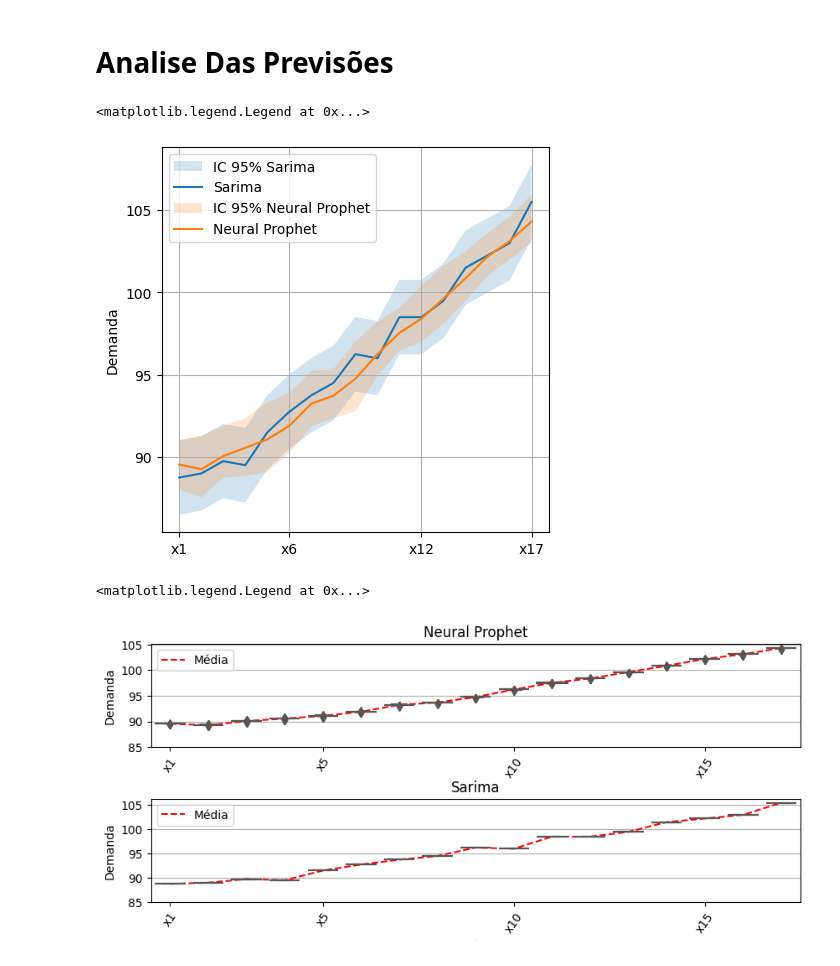
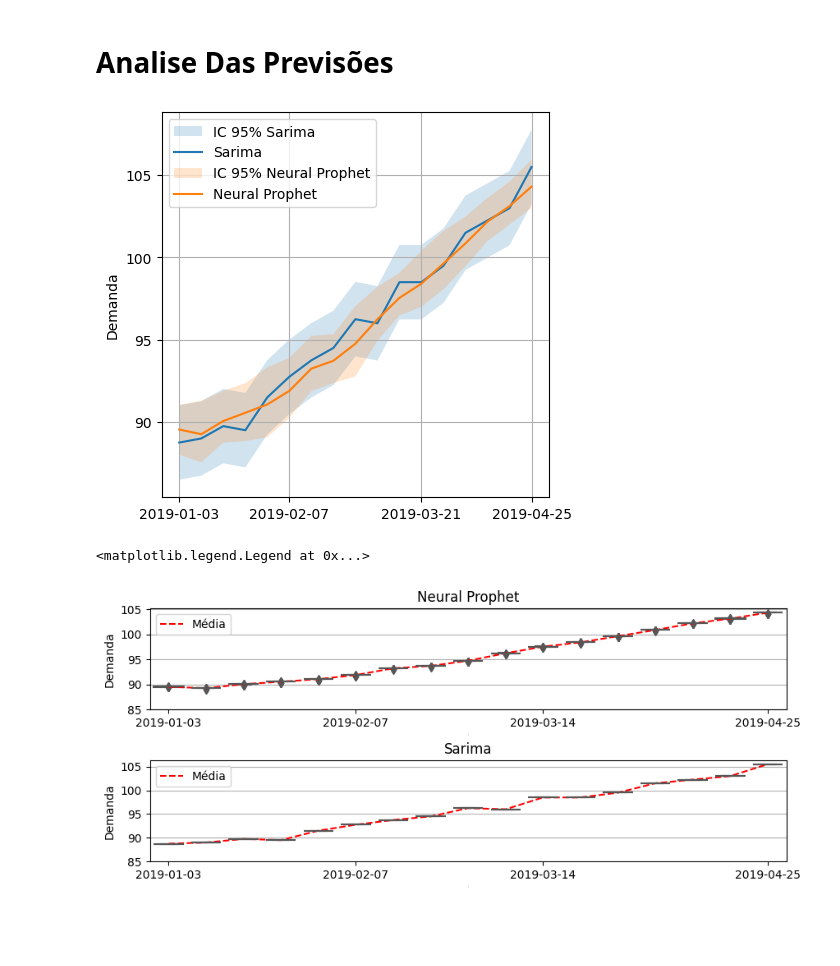
Before and after one commit to MarcioB1999/Prev_For_ULS, a Jupyter notebook: Modelos_previsao/previsoes_analise.ipynb, the cells around one changed output. Drawn from its saved outputs; the diff is of its cells as text; code cells hidden in the pictures; blank space fills up the shorter version.

```diff
--- a/Modelos_previsao/previsoes_analise.ipynb
+++ b/Modelos_previsao/previsoes_analise.ipynb
@@ -103,23 +103,31 @@ previsao_demanda_sar = f.describe_var(previsoes_sar,'demandas')
 # %%
 boxPlot_previsao_np = f.dataFrame_to_boxPlot(previsao_demanda_np,'demandas')
 boxPlot_previsao_sar = f.dataFrame_to_boxPlot(previsao_demanda_sar,'demandas')
+# %%
+import datetime
+init_date = '2018-12-27'
+init_date = datetime.datetime.strptime(init_date, '%Y-%m-%d')
+K=18
+
+dates = [init_date + datetime.timedelta(weeks=i) for i in range(1,K)]
+dates = [date.strftime('%Y-%m-%d') for date in dates]
+column_date = [date for date in dates for j in range(60)]
 # %%
 fig=plt.figure(figsize=(5,5))
-plt.fill_between([f'x{i}' for i in range(1,18)], ic_sa['upper demandas'], ic_sa['lower demandas'],
+plt.fill_between(dates, ic_sa['upper demandas'], ic_sa['lower demandas'],
                 alpha=0.2, interpolate=True,label='IC 95% Sarima')
-plt.plot([f'x{i}' for i in range(1,18)],previsoes_sar['demandas'].iloc[0],label='Sarima')
-plt.fill_between([f'x{i}' for i in range(1,18)], ic_np['yhat1 2.5%'], ic_np['yhat1 97.5%'],
+plt.plot(dates,previsoes_sar['demandas'].iloc[0],label='Sarima')
+plt.fill_between(dates, ic_np['yhat1 2.5%'], ic_np['yhat1 97.5%'],
                 alpha=0.2, interpolate=True,label='IC 95% Neural Prophet')
-plt.plot([f'x{i}' for i in range(1,18)],previsoes_np['demandas'].iloc[0],label='Neural Prophet')
+plt.plot(dates,previsoes_np['demandas'].iloc[0],label='Neural Prophet')
 plt.xticks([0,5,11,16])
 #plt.scatter(boxPlot_demandas['x'],boxPlot_demandas['demandas'],marker='x',color='red',label='Demandas Históricas')
 plt.grid(axis='both')
 plt.ylabel('Demanda')
 plt.legend()
-#plt.savefig('../Prev_For_ULS/Resultados/img/IC.png', format='png', bbox_inches='tight',pad_inches = 0.1)
+plt.savefig('../Resultados/img/IC.png', format='png', bbox_inches='tight',pad_inches = 0.1)
 # %% [output]
-<matplotlib.legend.Legend at 0x...>
-[figure, old version]
+[figure, new version]
 # %%
 fig=plt.figure(figsize=(10,4))
 #fig.suptitle('Distribuição das Previsões de Demandas por Período')
@@ -134,9 +142,8 @@ sns.boxplot(data=boxPlot_previsao_np,x='x',y='demandas',color='turquoise')
 plt.plot(previsao_demanda_np.columns,previsao_demanda_np.describe().iloc[1,:],color='red',linestyle='--',label='Média')
 plt.grid(axis='y')
 plt.xlabel([], fontsize=0)
-for tick in ax.get_xticklabels():
-    tick.set_rotation(55)
-plt.xticks([0]+[i*5-1 for i in range(1,int(len(previsao_demanda_np.columns)/5)+1)])
+
+plt.xticks([0,5,10,16])
 plt.yticks([85,90,95,100,105])
 plt.ylabel('Demanda')
 plt.legend()
@@ -148,9 +155,7 @@ sns.boxplot(data=boxPlot_previsao_sar,x='x',y='demandas',color='turquoise')
 plt.plot(previsao_demanda_np.columns,previsao_demanda_sar.describe().iloc[1,:],color='red',linestyle='--',label='Média')
 plt.grid(axis='y')
 plt.xlabel([], fontsize=0)
-for tick in ax.get_xticklabels():
-    tick.set_rotation(55)
-plt.xticks([0]+[i*5-1 for i in range(1,int(len(previsao_demanda_sar.columns)/5)+1)])
+plt.xticks([0,5,10,16])
 plt.yticks([85,90,95,100,105])
 plt.ylabel('Demanda')
 plt.legend()
@@ -158,4 +163,4 @@ plt.legend()
 #plt.savefig('C:/Users/marcio/Documents/Codigos/Prev_For_ULS/Resultados/img/Previsoes.png', format='png', bbox_inches='tight',pad_inches = 0.1)
 # %% [output]
 <matplotlib.legend.Legend at 0x...>
-[figure, old version]
+[figure, new version]
```
Also changed, not shown: 5 other files.
